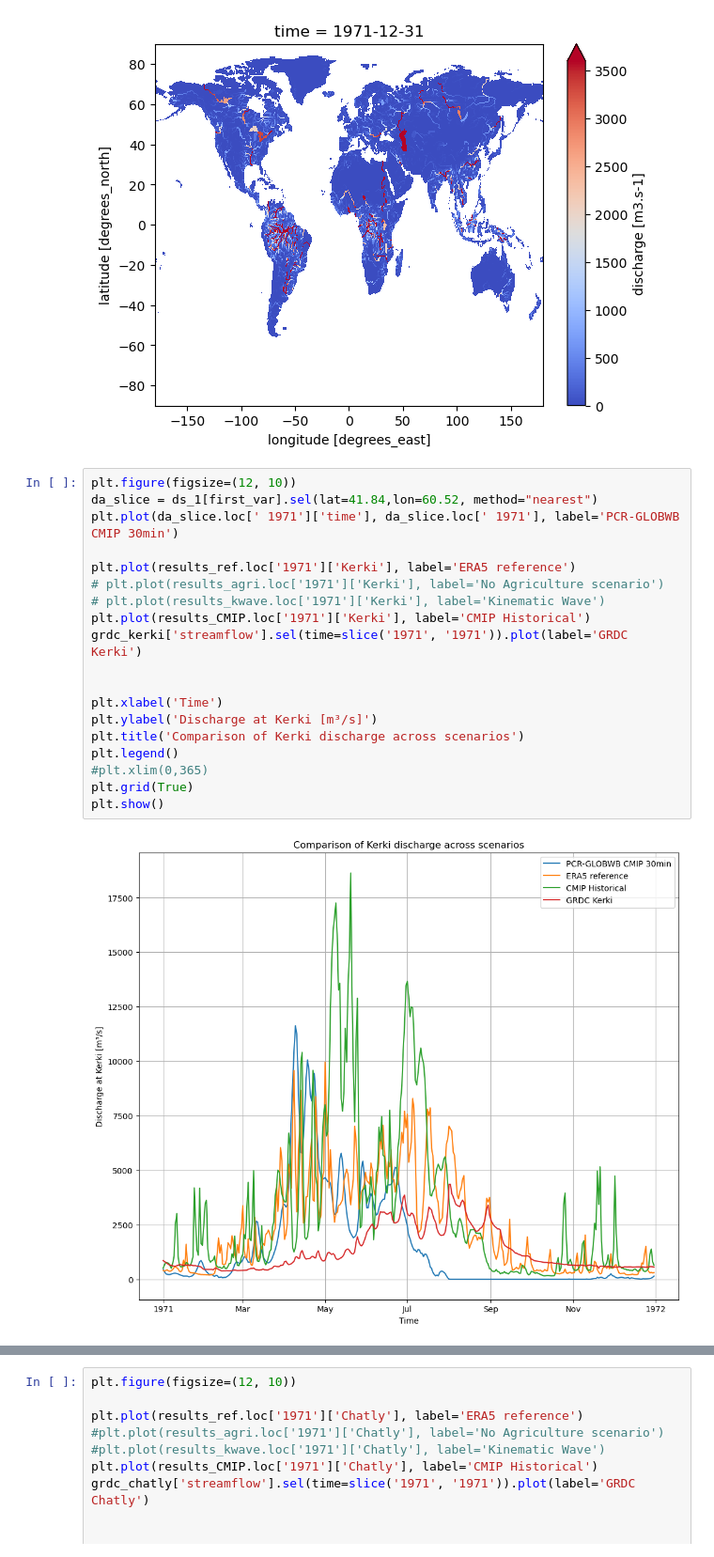
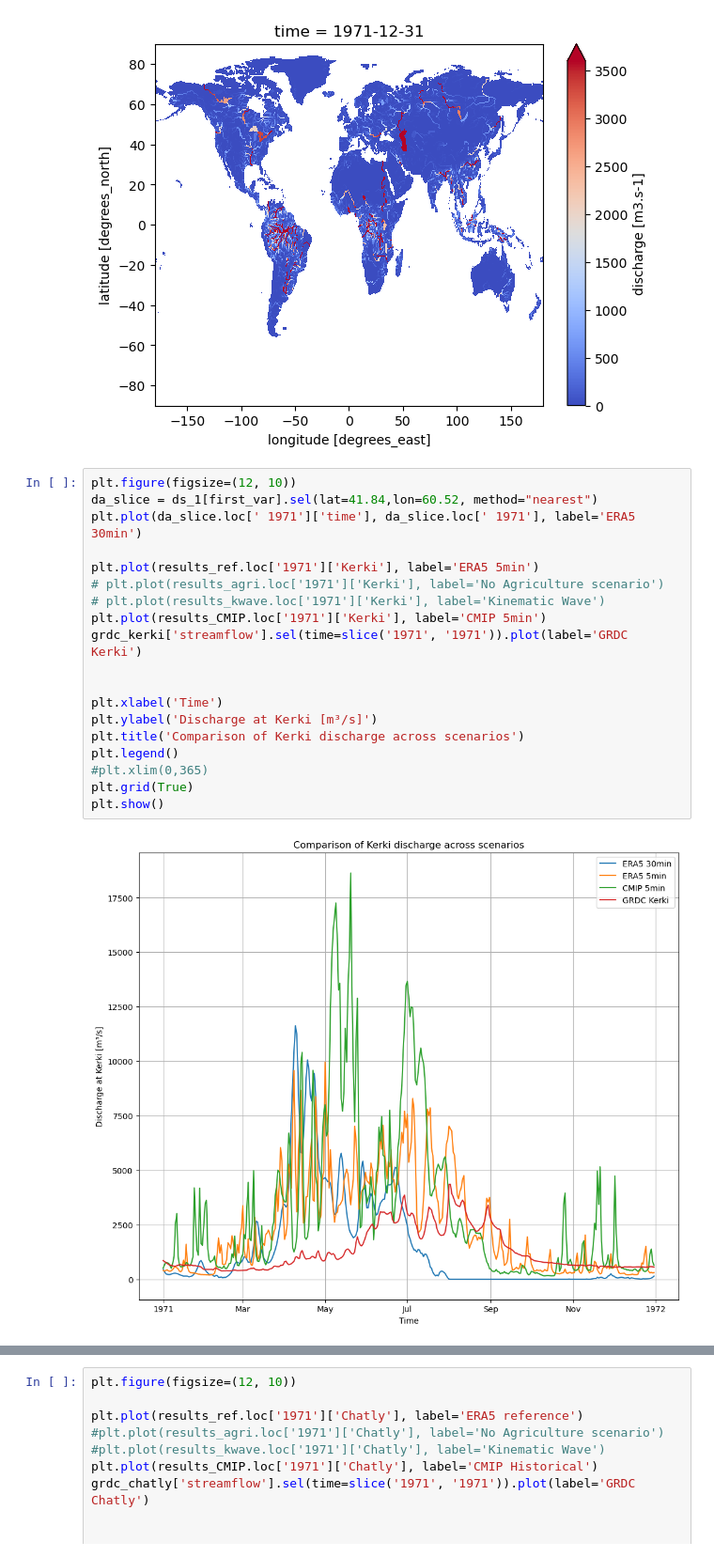
Before and after one commit to andrevdv/MSc_AralSea, a Jupyter notebook: book/thesis_projects/MSc/2025_Q1_AndreVanDerVeen_CEG/work_in_progress/Comparison/comparison_1970.ipynb, the cells around one changed output, grey strips where cells are left out. Shown at 94% size. Drawn from its saved outputs; the diff is of its cells as text.

Commit message:
added plot

```diff
--- a/book/thesis_projects/MSc/2025_Q1_AndreVanDerVeen_CEG/work_in_progress/Comparison/comparison_1970.ipynb
+++ b/book/thesis_projects/MSc/2025_Q1_AndreVanDerVeen_CEG/work_in_progress/Comparison/comparison_1970.ipynb
@@ -65,22 +65,22 @@ plt.show()
 # %%
 plt.figure(figsize=(12, 10))
 da_slice = ds_1[first_var].sel(lat=41.84,lon=60.52, method="nearest")
-plt.plot(da_slice.loc[' 1971']['time'], da_slice.loc[' 1971'], label='PCR-GLOBWB CMIP 30min')
+plt.plot(da_slice.loc[' 1971']['time'], da_slice.loc[' 1971'], label='ERA5 30min')
 
-plt.plot(results_ref.loc['1971']['Kerki'], label='ERA5 reference')
+plt.plot(results_ref.loc['1971']['Kerki'], label='ERA5 5min')
 # plt.plot(results_agri.loc['1971']['Kerki'], label='No Agriculture scenario')
 # plt.plot(results_kwave.loc['1971']['Kerki'], label='Kinematic Wave')
-plt.plot(results_CMIP.loc['1971']['Kerki'], label='CMIP Historical')
+plt.plot(results_CMIP.loc['1971']['Kerki'], label='CMIP 5min')
 grdc_kerki['streamflow'].sel(time=slice('1971', '1971')).plot(label='GRDC Kerki')
 
 
 plt.xlabel('Time')
 plt.ylabel('Discharge at Kerki [m³/s]')
 plt.title('Comparison of Kerki discharge across scenarios')
 plt.legend()
 #plt.xlim(0,365)
 plt.grid(True)
 plt.show()
 # %% [output]
-[figure, old version]
+[figure, new version]
 # %%
```
Also changed, not shown: parts of 2 cells of this notebook.
